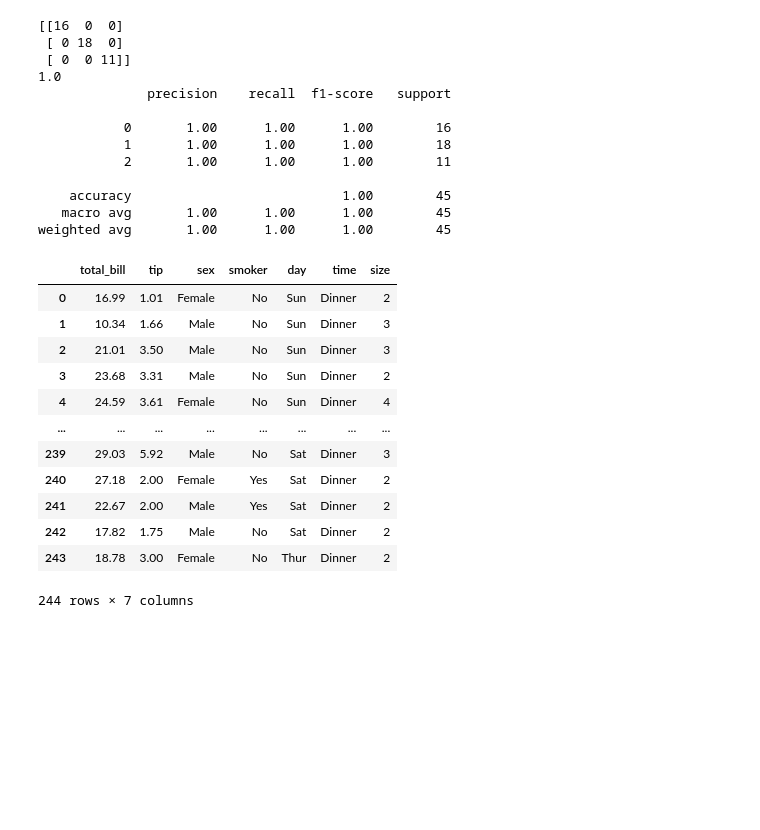
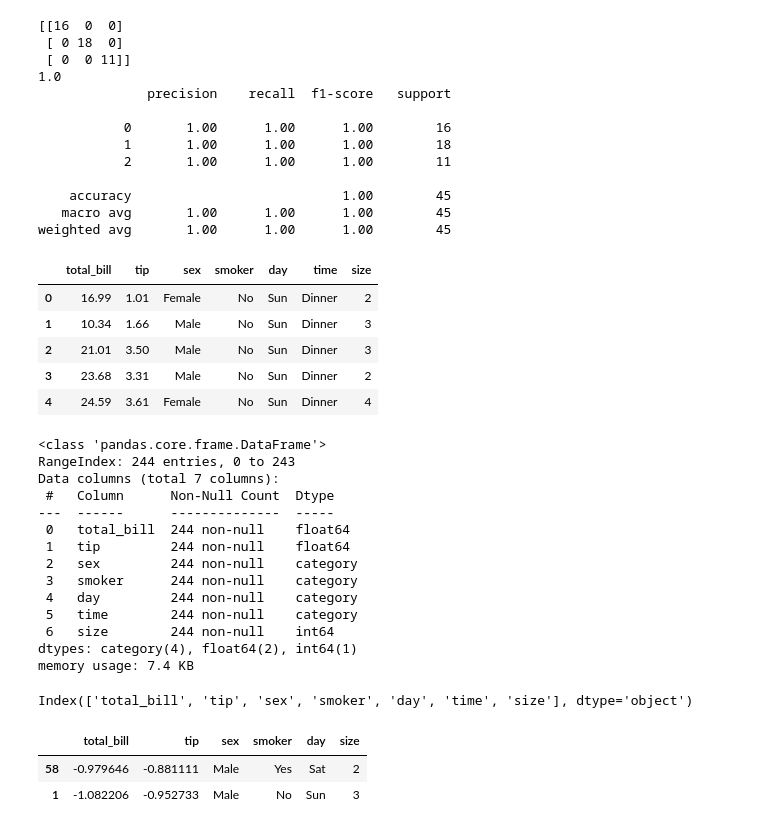
Before and after one commit to vp-31/Complete-Data-Science-With-Machine-Learning-And-NLP-2024, a Jupyter notebook: 8-NAive Baye's/Handwritten Notes/3.0-Naive Bayes Implementation.ipynb, the cells around one changed output. Drawn from its saved outputs; the diff is of its cells as text; code cells hidden in the pictures; blank space fills up the shorter version.

```diff
--- a/8-NAive Baye's/Handwritten Notes/3.0-Naive Bayes Implementation.ipynb
+++ b/8-NAive Baye's/Handwritten Notes/3.0-Naive Bayes Implementation.ipynb
@@ -71,18 +71,34 @@ weighted avg       1.00      1.00      1.00        45
 # %%
 import seaborn as sns
 # %%
-sns.load_dataset('tips')
+df=sns.load_dataset('tips')
-# %% [output]
-|  | total_bill | tip | sex | smoker | day | time | size |
-| 0 | 16.99 | 1.01 | Female | No | Sun | Dinner | 2 |
-| 1 | 10.34 | 1.66 | Male | No | Sun | Dinner | 3 |
-| 2 | 21.01 | 3.50 | Male | No | Sun | Dinner | 3 |
-| 3 | 23.68 | 3.31 | Male | No | Sun | Dinner | 2 |
-| 4 | 24.59 | 3.61 | Female | No | Sun | Dinner | 4 |
-| ... | ... | ... | ... | ... | ... | ... | ... |
-| 239 | 29.03 | 5.92 | Male | No | Sat | Dinner | 3 |
-| 240 | 27.18 | 2.00 | Female | Yes | Sat | Dinner | 2 |
-| 241 | 22.67 | 2.00 | Male | Yes | Sat | Dinner | 2 |
-| 242 | 17.82 | 1.75 | Male | No | Sat | Dinner | 2 |
-| 243 | 18.78 | 3.00 | Female | No | Thur | Dinner | 2 |
-244 rows × 7 columns
+# %%
+df.head()
+# %% [output]
+|  | total_bill | tip | sex | smoker | day | time | size |
+| 0 | 16.99 | 1.01 | Female | No | Sun | Dinner | 2 |
+| 1 | 10.34 | 1.66 | Male | No | Sun | Dinner | 3 |
+| 2 | 21.01 | 3.50 | Male | No | Sun | Dinner | 3 |
+| 3 | 23.68 | 3.31 | Male | No | Sun | Dinner | 2 |
+| 4 | 24.59 | 3.61 | Female | No | Sun | Dinner | 4 |
+# %%
+df.info()
+# %% [output]
+<class 'pandas.core.frame.DataFrame'>
+RangeIndex: 244 entries, 0 to 243
+Data columns (total 7 columns):
+ #   Column      Non-Null Count  Dtype
+---  ------      --------------  -----
+ 0   total_bill  244 non-null    float64
+ 1   tip         244 non-null    float64
+ 2   sex         244 non-null    category
+ 3   smoker      244 non-null    category
+ 4   day         244 non-null    category
+ 5   time        244 non-null    category
+ 6   size        244 non-null    int64
+dtypes: category(4), float64(2), int64(1)
+memory usage: 7.4 KB
+# %%
+df.columns
+# %% [output]
+Index(['total_bill', 'tip', 'sex', 'smoker', 'day', 'time', 'size'], dtype='object')
@@ -88,0 +113,6 @@ sns.load_dataset('tips')
+# %%
+X_train.head(2)
+# %% [output]
+|  | total_bill | tip | sex | smoker | day | size |
+| 58 | -0.979646 | -0.881111 | Male | Yes | Sat | 2 |
+| 1 | -1.082206 | -0.952733 | Male | No | Sun | 3 |
```
Also changed, not shown: parts of 21 cells of this notebook.
